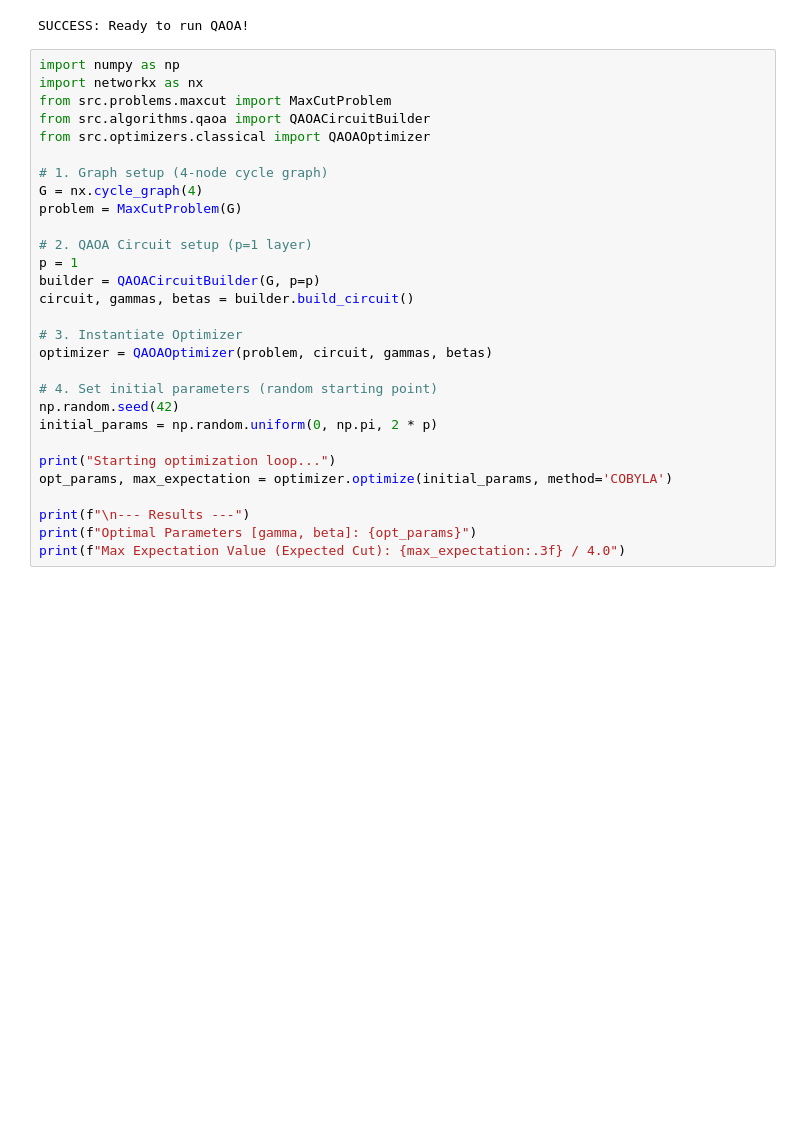
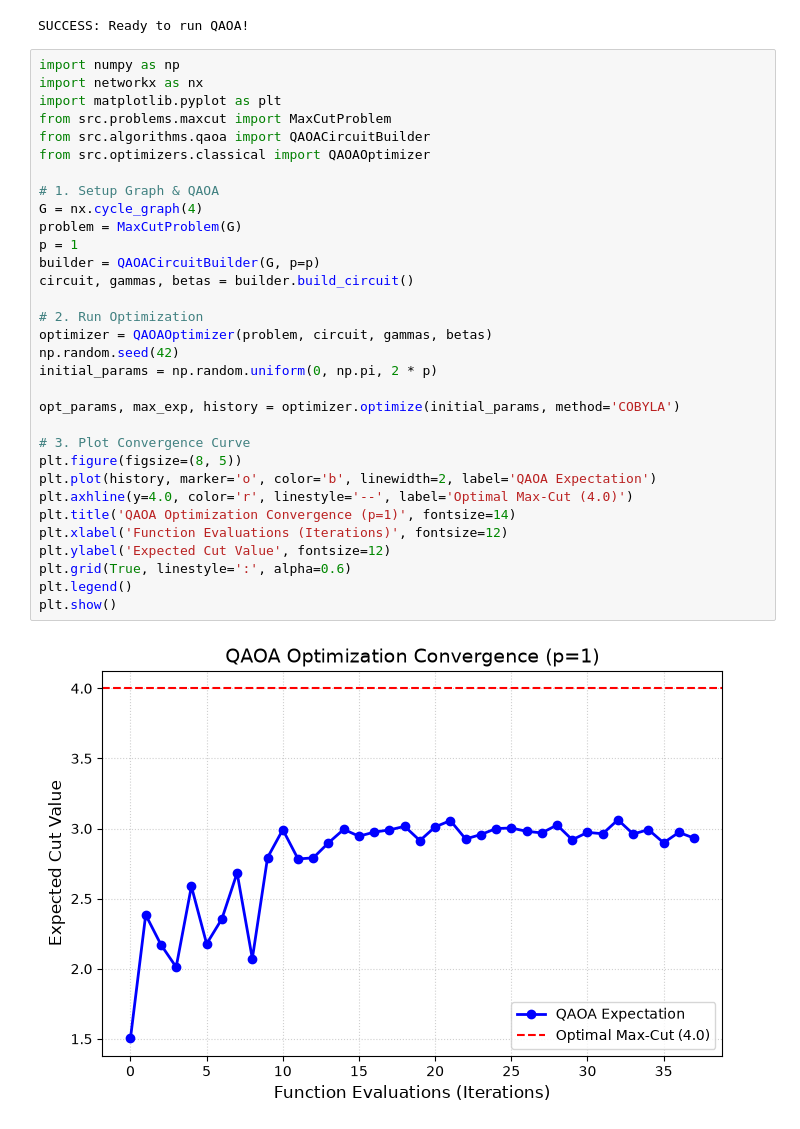
Before and after one commit to omar-qasim/variational-quantum-algorithms, a Jupyter notebook: notebooks/01_qaoa_maxcut_demo.ipynb, the cells around one changed output. Cells and saved outputs as stored; diff of their text form; blank space fills up the shorter version.

Commit message:
Add classical optimization loop and convergence plot for QAOA

```diff
--- a/notebooks/01_qaoa_maxcut_demo.ipynb
+++ b/notebooks/01_qaoa_maxcut_demo.ipynb
@@ -12,32 +12,37 @@ from src.algorithms.qaoa import QAOACircuitBuilder
 print("SUCCESS: Ready to run QAOA!")
 # %% [output]
 SUCCESS: Ready to run QAOA!
-# %%
-import numpy as np
-import networkx as nx
-from src.problems.maxcut import MaxCutProblem
-from src.algorithms.qaoa import QAOACircuitBuilder
-from src.optimizers.classical import QAOAOptimizer
-
-# 1. Graph setup (4-node cycle graph)
-G = nx.cycle_graph(4)
-problem = MaxCutProblem(G)
-
-# 2. QAOA Circuit setup (p=1 layer)
-p = 1
-builder = QAOACircuitBuilder(G, p=p)
-circuit, gammas, betas = builder.build_circuit()
-
-# 3. Instantiate Optimizer
-optimizer = QAOAOptimizer(problem, circuit, gammas, betas)
-
-# 4. Set initial parameters (random starting point)
-np.random.seed(42)
-initial_params = np.random.uniform(0, np.pi, 2 * p)
-
-print("Starting optimization loop...")
-opt_params, max_expectation = optimizer.optimize(initial_params, method='COBYLA')
-
-print(f"\n--- Results ---")
-print(f"Optimal Parameters [gamma, beta]: {opt_params}")
-print(f"Max Expectation Value (Expected Cut): {max_expectation:.3f} / 4.0")
+# %%
+import numpy as np
+import networkx as nx
+import matplotlib.pyplot as plt
+from src.problems.maxcut import MaxCutProblem
+from src.algorithms.qaoa import QAOACircuitBuilder
+from src.optimizers.classical import QAOAOptimizer
+
+# 1. Setup Graph & QAOA
+G = nx.cycle_graph(4)
+problem = MaxCutProblem(G)
+p = 1
+builder = QAOACircuitBuilder(G, p=p)
+circuit, gammas, betas = builder.build_circuit()
+
+# 2. Run Optimization
+optimizer = QAOAOptimizer(problem, circuit, gammas, betas)
+np.random.seed(42)
+initial_params = np.random.uniform(0, np.pi, 2 * p)
+
+opt_params, max_exp, history = optimizer.optimize(initial_params, method='COBYLA')
+
+# 3. Plot Convergence Curve
+plt.figure(figsize=(8, 5))
+plt.plot(history, marker='o', color='b', linewidth=2, label='QAOA Expectation')
+plt.axhline(y=4.0, color='r', linestyle='--', label='Optimal Max-Cut (4.0)')
+plt.title('QAOA Optimization Convergence (p=1)', fontsize=14)
+plt.xlabel('Function Evaluations (Iterations)', fontsize=12)
+plt.ylabel('Expected Cut Value', fontsize=12)
+plt.grid(True, linestyle=':', alpha=0.6)
+plt.legend()
+plt.show()
+# %% [output]
+[figure, added]
```
